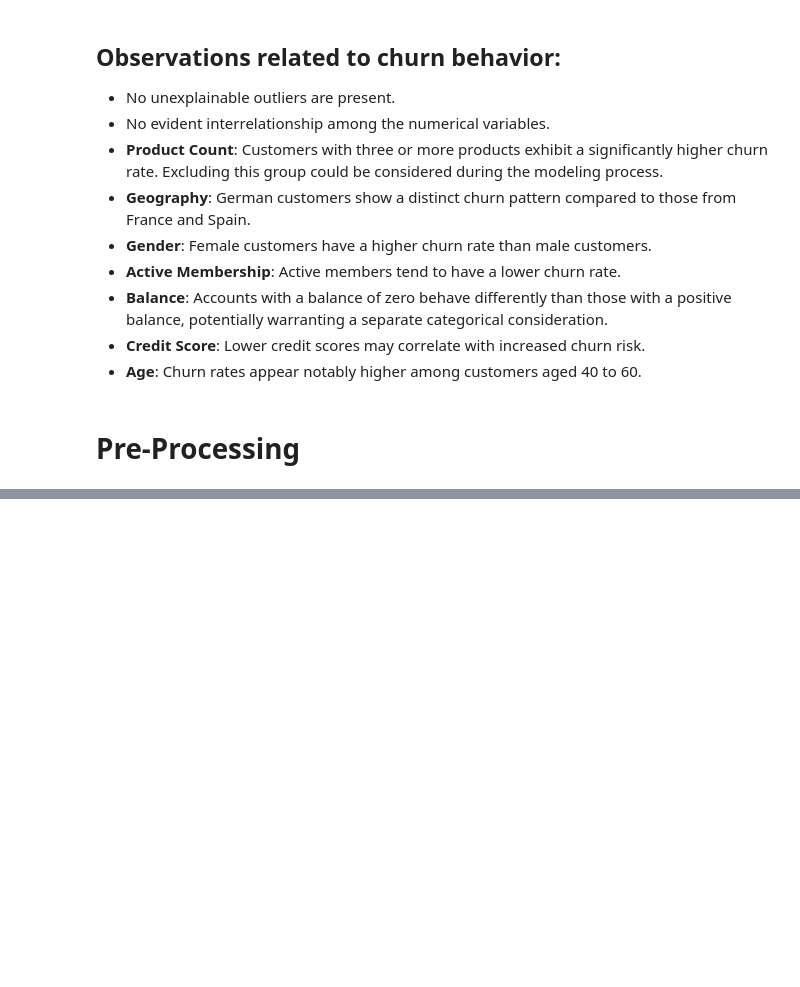
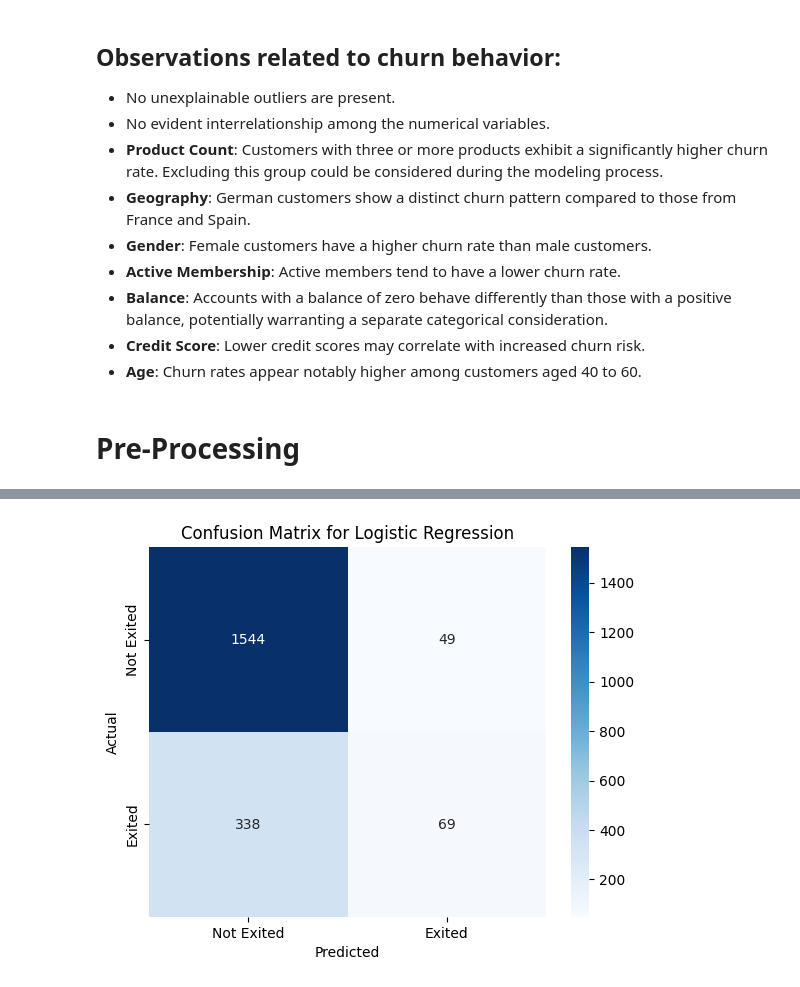
Before and after one commit to manor-s/DS-course-project-4, a Jupyter notebook: Classification_Project_Manor.ipynb, the cells around one changed output, grey strips where cells are left out. Drawn from its saved outputs; the diff is of its cells as text; code cells hidden in the pictures; blank space fills up the shorter version.

```diff
--- a/Classification_Project_Manor.ipynb
+++ b/Classification_Project_Manor.ipynb
@@ -105,0 +106,13 @@ memory usage: 859.5 KB
+# %%
+from sklearn.model_selection import train_test_split
+
+# Define features (X) and target (y)
+X = churn_dummies.drop(columns=['Exited'])
+y = churn_dummies['Exited']
+
+# Split the data into training and testing sets, keeping the "Exited" category stratified
+X_train, X_test, y_train, y_test = train_test_split(X, y, test_size=0.2, random_state=42, stratify=y)
+
+# Check the distribution of the "Exited" category in the train and test sets
+print("Train 'Exited' distribution:\n", y_train.value_counts(normalize=True))
+print("Test 'Exited' distribution:\n", y_test.value_counts(normalize=True))
@@ -105,0 +150,78 @@ memory usage: 859.5 KB
+# %%
+import optuna
+import logging
+from sklearn.linear_model import LogisticRegression
+from sklearn.pipeline import Pipeline
+from sklearn.preprocessing import StandardScaler
+from sklearn.metrics import accuracy_score, precision_score, recall_score, f1_score, confusion_matrix
+from sklearn.model_selection import cross_val_score
+import seaborn as sns
+import matplotlib.pyplot as plt
+import pandas as pd
+
+# Suppress Optuna's verbose output by setting the logging level to WARNING
+optuna.logging.set_verbosity(optuna.logging.WARNING)
+
+# Define the objective function for Optuna
+def objective(trial):
+  # Define hyperparameters to tune
+  C = trial.suggest_float('C', 1e-4, 1e2, log=True)  # Regularization strength
+  solver = trial.suggest_categorical('solver', ['liblinear', 'lbfgs'])
+
+  # Create a pipeline with scaling and logistic regression
+  model = Pipeline([
+      ('scaler', StandardScaler()),
+      ('log_reg', LogisticRegression(C=C, solver=solver, max_iter=1000, random_state=42))
+  ])
+
+  # Perform cross-validation and return the mean accuracy score
+  score = cross_val_score(model, X_train, y_train, cv=5, scoring='accuracy').mean()
+  return score
+
+# Create the Optuna study and optimize
+study = optuna.create_study(direction='maximize')
+study.optimize(objective, n_trials=50)
+
+# Print the best parameters and best score
+print("Best Parameters:", study.best_params)
+print("Best Cross-Validation Score:", study.best_value)
+
+# Train the final model with the best parameters
+best_model = Pipeline([
+    ('scaler', StandardScaler()),
+    ('log_reg', LogisticRegression(**study.best_params, max_iter=1000, random_state=42))
+])
+best_model.fit(X_train, y_train)
+
+# Evaluate on the test set
+y_pred = best_model.predict(X_test)
+accuracy = accuracy_score(y_test, y_pred)
+precision = precision_score(y_test, y_pred)
+recall = recall_score(y_test, y_pred)
+f1 = f1_score(y_test, y_pred)
+
+# Print evaluation results
+print("Test Accuracy:", accuracy)
+print("Precision:", precision)
+print("Recall:", recall)
+print("F1 Score:", f1)
+
+# Confusion Matrix
+cm = confusion_matrix(y_test, y_pred)
+sns.heatmap(cm, annot=True, fmt='d', cmap='Blues', xticklabels=['Not Exited', 'Exited'], yticklabels=['Not Exited', 'Exited'])
+plt.xlabel('Predicted')
+plt.ylabel('Actual')
+plt.title('Confusion Matrix for Logistic Regression')
+plt.show()
+
+# Evaluate the impact of each variable
+# Extract the coefficients and match them to feature names
+coefficients = best_model.named_steps['log_reg'].coef_[0]
+feature_importance = pd.DataFrame({'Feature': X_train.columns, 'Coefficient': coefficients})
+feature_importance['Abs_Coefficient'] = feature_importance['Coefficient'].abs()
+feature_importance = feature_importance.sort_values(by='Abs_Coefficient', ascending=False)
+
+# Display feature impact
+print("\nFeature Impact:")
+print(feature_importance[['Feature', 'Coefficient']])
+# %% [output]
@@ -105,0 +234 @@ memory usage: 859.5 KB
+[figure, added]
```
Also changed, not shown: parts of 4 cells of this notebook.
